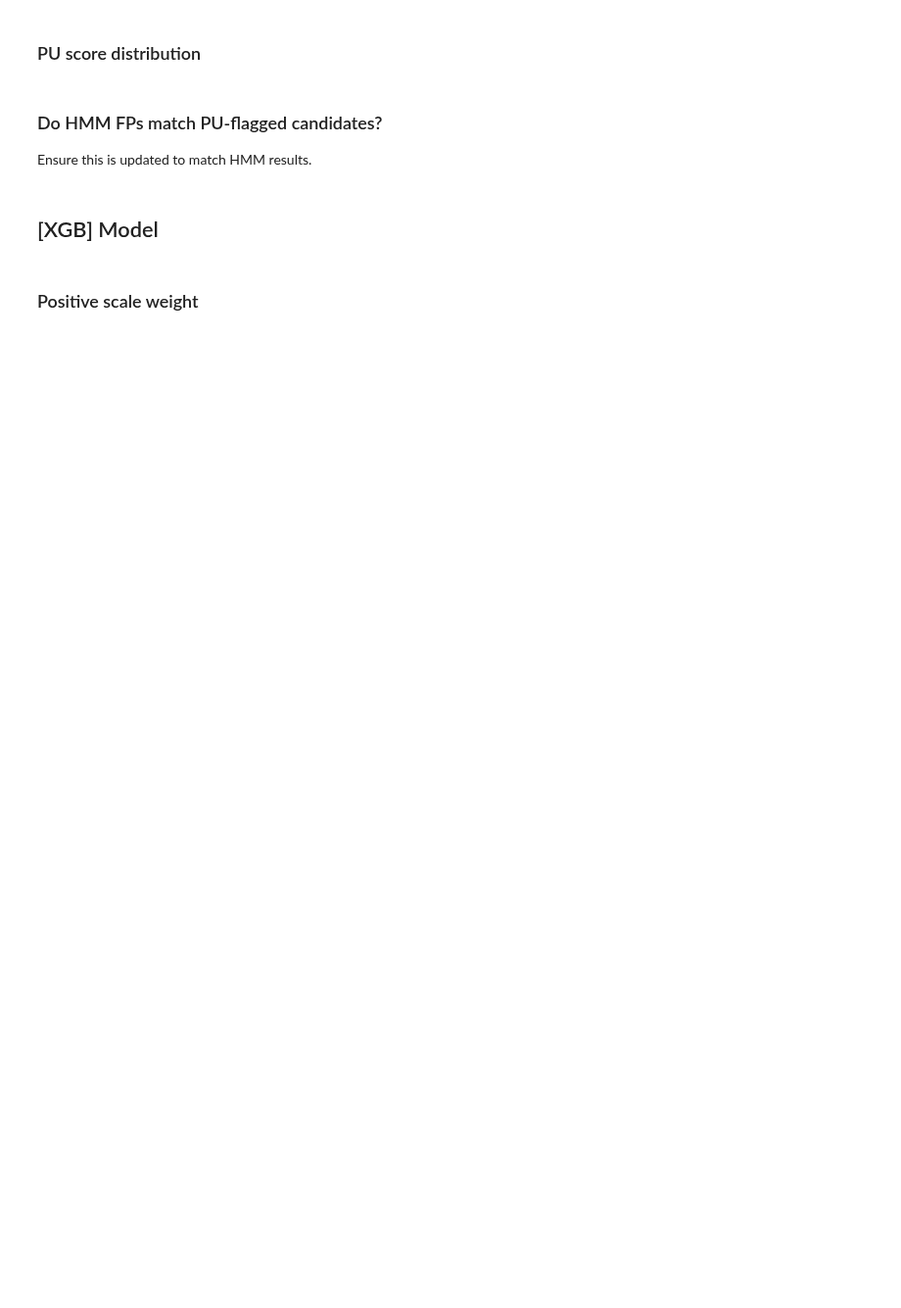
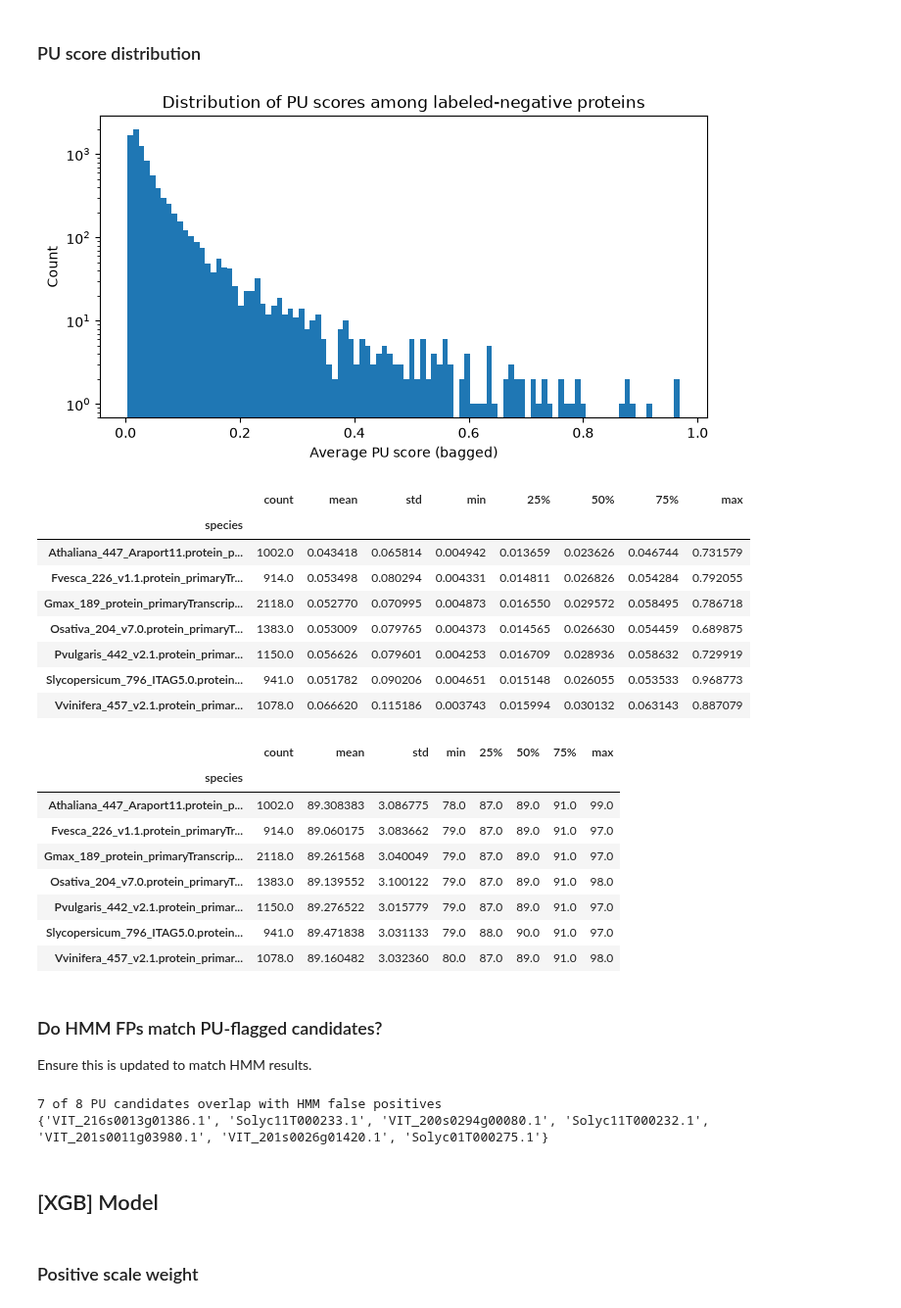
Before and after one commit to Kirk-KD/LRK10L-ML, a Jupyter notebook: notebooks/main.ipynb, the cells around one changed output. Shown at 98% size. Drawn from its saved outputs; the diff is of its cells as text; code cells hidden in the pictures; blank space fills up the shorter version.

```diff
--- a/notebooks/main.ipynb
+++ b/notebooks/main.ipynb
@@ -307,6 +363,14 @@ if not LOAD_HMM_RESULTS:
         'species': [record_species[rec.id] for rec in records_deduped],
         'label': [labels_deduped[rec.id] for rec in records_deduped],
     })
+
+    # full lookup used only for the test split
+    hmm_df_full = pd.DataFrame({
+        'record': records,
+        'species': [record_species[rec.id] for rec in records],
+        'label': [labels[rec.id] for rec in records],
+    })
+
     hmm_results = []
     all_species = sorted(hmm_df['species'].unique())
 
@@ -325,7 +389,7 @@ if not LOAD_HMM_RESULTS:
 
         train_df = hmm_df[hmm_df['species'].isin(train_species)]
         validation_df = hmm_df[hmm_df['species'] == validation_species]
-        test_df = hmm_df[hmm_df['species'] == test_species]
+        test_df = hmm_df_full[hmm_df_full['species'] == test_species]
 
         species_pretty = test_species.split('_')[0]
         validation_species_pretty = validation_species.split('_')[0]
@@ -355,9 +419,9 @@ if not LOAD_HMM_RESULTS:
             background = pyhmmer.plan7.Background(alphabet)
             hmm, _, _ = builder.build_msa(msa, background)
 
-        for split_name, split_species, split_fa_name, split_df in [
-            ('validation', validation_species, validation_fa_name, validation_df),
-            ('test', test_species, test_fa_name, test_df),
+        for split_name, split_species, split_fa_name, split_df, split_labels in [
+            ('validation', validation_species, validation_fa_name, validation_df, labels_deduped),
+            ('test', test_species, test_fa_name, test_df, labels),
         ]:
             with pyhmmer.easel.SequenceFile(split_fa_name, digital=True, alphabet=alphabet) as seq_file:
                 split_seqs = list(seq_file)
@@ -371,7 +435,7 @@ if not LOAD_HMM_RESULTS:
                     'split': split_name,
                     'record_id': seq.name,
                     'pred_label': 1 if best_hit is not None else 0,
-                    'true_label': labels_deduped[seq.name],
+                    'true_label': split_labels[seq.name],
                     'evalue': best_hit.evalue if best_hit is not None else None,
                 })
 
@@ -640,4 +746,4 @@ if RUN_PU:
         'pu_score': pu_scores_diag,
         'n_oob': n_oob_diag,
     }).sort_values('pu_score', ascending=False)
-    display(pu_df_diagnostic.groupby('species').head())
+    display(pu_df_diagnostic.groupby('species').head(10))
@@ -646,13 +766,35 @@ if RUN_PU:
 # %%
 if RUN_PU:
     plt.figure(figsize=(8, 4))
     plt.hist(pu_df_diagnostic['pu_score'], bins=100)
     plt.xlabel('Average PU score (bagged)')
     plt.ylabel('Count')
+    plt.yscale('log')
     plt.title('Distribution of PU scores among labeled-negative proteins')
     plt.show()
 
     display(pu_df_diagnostic.groupby('species')['pu_score'].describe())
+    display(pu_df_diagnostic.groupby('species')['n_oob'].describe())
+# %% [output]
+[figure, added]
+|  | count | mean | std | min | 25% | 50% | 75% | max |
+| species |  |  |  |  |  |  |  |  |
+| Athaliana_447_Araport11.protein_p... | 1002.0 | 0.043418 | 0.065814 | 0.004942 | 0.013659 | 0.023626 | 0.046744 | 0.731579 |
+| Fvesca_226_v1.1.protein_primaryTr... | 914.0 | 0.053498 | 0.080294 | 0.004331 | 0.014811 | 0.026826 | 0.054284 | 0.792055 |
+| Gmax_189_protein_primaryTranscrip... | 2118.0 | 0.052770 | 0.070995 | 0.004873 | 0.016550 | 0.029572 | 0.058495 | 0.786718 |
+| Osativa_204_v7.0.protein_primaryT... | 1383.0 | 0.053009 | 0.079765 | 0.004373 | 0.014565 | 0.026630 | 0.054459 | 0.689875 |
+| Pvulgaris_442_v2.1.protein_primar... | 1150.0 | 0.056626 | 0.079601 | 0.004253 | 0.016709 | 0.028936 | 0.058632 | 0.729919 |
+| Slycopersicum_796_ITAG5.0.protein... | 941.0 | 0.051782 | 0.090206 | 0.004651 | 0.015148 | 0.026055 | 0.053533 | 0.968773 |
+| Vvinifera_457_v2.1.protein_primar... | 1078.0 | 0.066620 | 0.115186 | 0.003743 | 0.015994 | 0.030132 | 0.063143 | 0.887079 |
+|  | count | mean | std | min | 25% | 50% | 75% | max |
+| species |  |  |  |  |  |  |  |  |
+| Athaliana_447_Araport11.protein_p... | 1002.0 | 89.308383 | 3.086775 | 78.0 | 87.0 | 89.0 | 91.0 | 99.0 |
+| Fvesca_226_v1.1.protein_primaryTr... | 914.0 | 89.060175 | 3.083662 | 79.0 | 87.0 | 89.0 | 91.0 | 97.0 |
+| Gmax_189_protein_primaryTranscrip... | 2118.0 | 89.261568 | 3.040049 | 79.0 | 87.0 | 89.0 | 91.0 | 97.0 |
+| Osativa_204_v7.0.protein_primaryT... | 1383.0 | 89.139552 | 3.100122 | 79.0 | 87.0 | 89.0 | 91.0 | 98.0 |
+| Pvulgaris_442_v2.1.protein_primar... | 1150.0 | 89.276522 | 3.015779 | 79.0 | 87.0 | 89.0 | 91.0 | 97.0 |
+| Slycopersicum_796_ITAG5.0.protein... | 941.0 | 89.471838 | 3.031133 | 79.0 | 88.0 | 90.0 | 91.0 | 97.0 |
+| Vvinifera_457_v2.1.protein_primar... | 1078.0 | 89.160482 | 3.032360 | 80.0 | 87.0 | 89.0 | 91.0 | 98.0 |
 # %% [markdown]
 ### Do HMM FPs match PU-flagged candidates?
 
@@ -697,6 +839,9 @@ Phvul.007G031300.1.p
     overlap = pu_candidates & hmm_false_positive_ids
     print(f'{len(overlap)} of {len(pu_candidates)} PU candidates overlap with HMM false positives')
     print(overlap)
+# %% [output]
+7 of 8 PU candidates overlap with HMM false positives
+{'VIT_216s0013g01386.1', 'Solyc11T000233.1', 'VIT_200s0294g00080.1', 'Solyc11T000232.1', 'VIT_201s0011g03980.1', 'VIT_201s0026g01420.1', 'Solyc01T000275.1'}
 # %% [markdown]
 ## [XGB] Model
 # %% [markdown]
```
Also changed, not shown: parts of 62 cells of this notebook, 2 other files.
